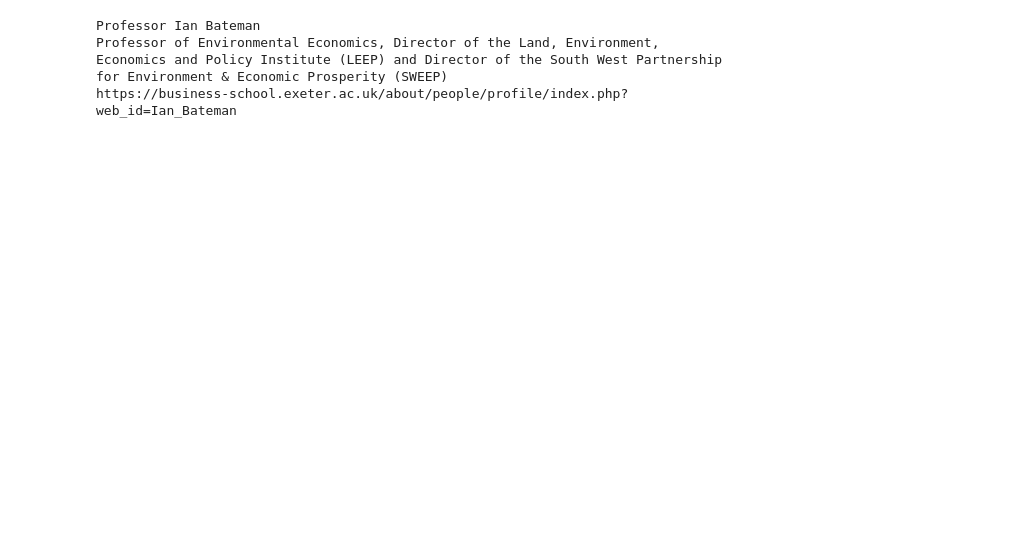
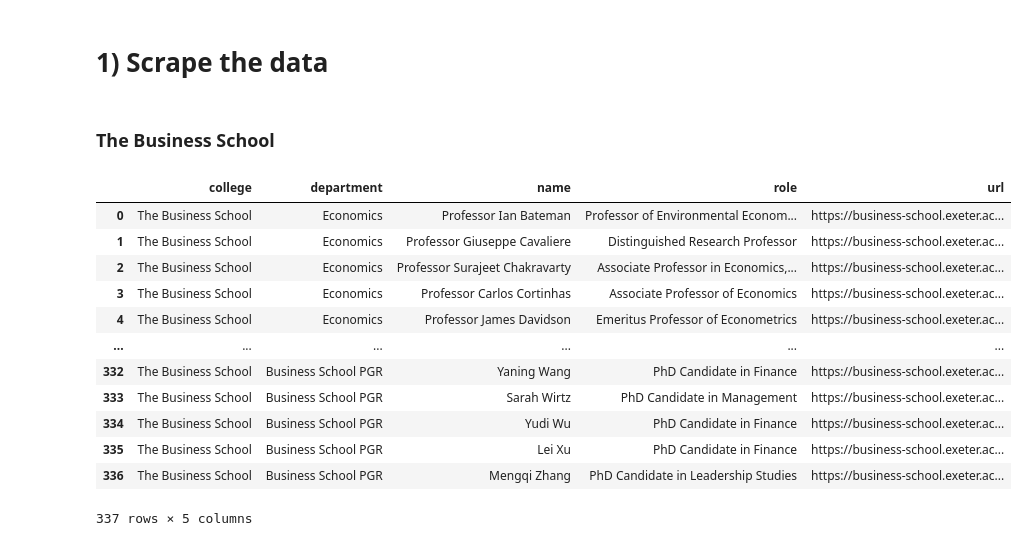
Before and after one commit to MirjamOdile/exeter-university-research-methods, a Jupyter notebook: Code/UoE_researchers.ipynb, the cells around one changed output. Drawn from its saved outputs; the diff is of its cells as text; code cells hidden in the pictures; blank space fills up the shorter version.

Commit message:
UoE scrape

```diff
--- a/Code/UoE_researchers.ipynb
+++ b/Code/UoE_researchers.ipynb
@@ -66,9 +10,62 @@ http://www.exeter.ac.uk/strategy/people/
+# %% [markdown]
+# 1) Scrape the data
+# %% [markdown]
+### The Business School
 # %%
-### The Business School
-#### https://business-school.exeter.ac.uk/about/people/academic/
-https://business-school.exeter.ac.uk/about/people/economics/
-http://business-school.exeter.ac.uk/about/people/finance/
-https://business-school.exeter.ac.uk/about/people/management/
-https://business-school.exeter.ac.uk/about/people/site/
-https://business-school.exeter.ac.uk/about/people/sustainable-futures/
-https://business-school.exeter.ac.uk/about/people/pgr/
+college_name = "The Business School"
+
+urls = ["https://business-school.exeter.ac.uk/about/people/economics/",
+        "http://business-school.exeter.ac.uk/about/people/finance/",
+        "https://business-school.exeter.ac.uk/about/people/management/",
+        "https://business-school.exeter.ac.uk/about/people/site/",
+        "https://business-school.exeter.ac.uk/about/people/sustainable-futures/",
+        "https://business-school.exeter.ac.uk/about/people/pgr/"]
+
+departments = ["Economics", "Finance and Accounting", "Management",
+               "SITE (Science, Innovation, Technology, and Entrepreneurship)",
+               "Sustainable Futures", "Business School PGR"]
+
+name = []
+website = []
+role = []
+department = []
+college = []
+
+for i, url in enumerate(urls):
+    page = requests.get(url)
+    tree = html.fromstring(page.content)
+    tree.make_links_absolute(url)
+    for j in range(1,500):
+        path_name = '//*[@class="profile_list"]/tr['+str(j)+']/td[1]/a/text()'
+        if tree.xpath(path_name) != []:
+            name.append(tree.xpath(path_name)[0])
+            path_url = '//*[@class="profile_list"]/tr['+str(j)+']/td[1]/a/@href'
+            try:
+                website.append(tree.xpath(path_url)[0])
+            except:
+                website.append("")
+            path_role = '//*[@class="profile_list"]/tr['+str(j)+']/td[2]/text()'
+            try:
+                role.append(tree.xpath(path_role)[0])
+            except:
+                role.append("")
+            college.append(college_name)
+            department.append(departments[i])
+
+businessschool = pd.DataFrame(list(zip(college, department, name, role, website)),
+                              columns=['college', 'department', 'name', 'role', 'url'])
+businessschool
+# %% [output]
+|  | college | department | name | role | url |
+| 0 | The Business School | Economics | Professor Ian Bateman | Professor of Environmental Econom... | https://business-school.exeter.ac... |
+| 1 | The Business School | Economics | Professor Giuseppe Cavaliere | Distinguished Research Professor | https://business-school.exeter.ac... |
+| 2 | The Business School | Economics | Professor Surajeet Chakravarty | Associate Professor in Economics,... | https://business-school.exeter.ac... |
+| 3 | The Business School | Economics | Professor Carlos Cortinhas | Associate Professor of Economics | https://business-school.exeter.ac... |
+| 4 | The Business School | Economics | Professor James Davidson | Emeritus Professor of Econometrics | https://business-school.exeter.ac... |
+| ... | ... | ... | ... | ... | ... |
+| 332 | The Business School | Business School PGR | Yaning Wang | PhD Candidate in Finance | https://business-school.exeter.ac... |
+| 333 | The Business School | Business School PGR | Sarah Wirtz | PhD Candidate in Management | https://business-school.exeter.ac... |
+| 334 | The Business School | Business School PGR | Yudi Wu | PhD Candidate in Finance | https://business-school.exeter.ac... |
+| 335 | The Business School | Business School PGR | Lei Xu | PhD Candidate in Finance | https://business-school.exeter.ac... |
+| 336 | The Business School | Business School PGR | Mengqi Zhang | PhD Candidate in Leadership Studies | https://business-school.exeter.ac... |
+337 rows × 5 columns
@@ -80,9 +71,0 @@ tree.make_links_absolute(url)
-# %%
-# Print the info and URL of the first staff member
-print(tree.xpath('//*[@class="profile_list"]/tr[2]/td[1]/a/text()')[0])
-print(tree.xpath('//*[@class="profile_list"]/tr[2]/td[2]/text()')[0])
-print(tree.xpath('//*[@class="profile_list"]/tr[2]/td[1]/a/@href')[0])
-# %% [output]
-Professor Ian Bateman
-Professor of Environmental Economics, Director of the Land, Environment, Economics and Policy Institute (LEEP) and Director of the South West Partnership for Environment & Economic Prosperity (SWEEP)
-https://business-school.exeter.ac.uk/about/people/profile/index.php?web_id=Ian_Bateman
```
Also changed, not shown: parts of 31 cells of this notebook, 1 other file.
